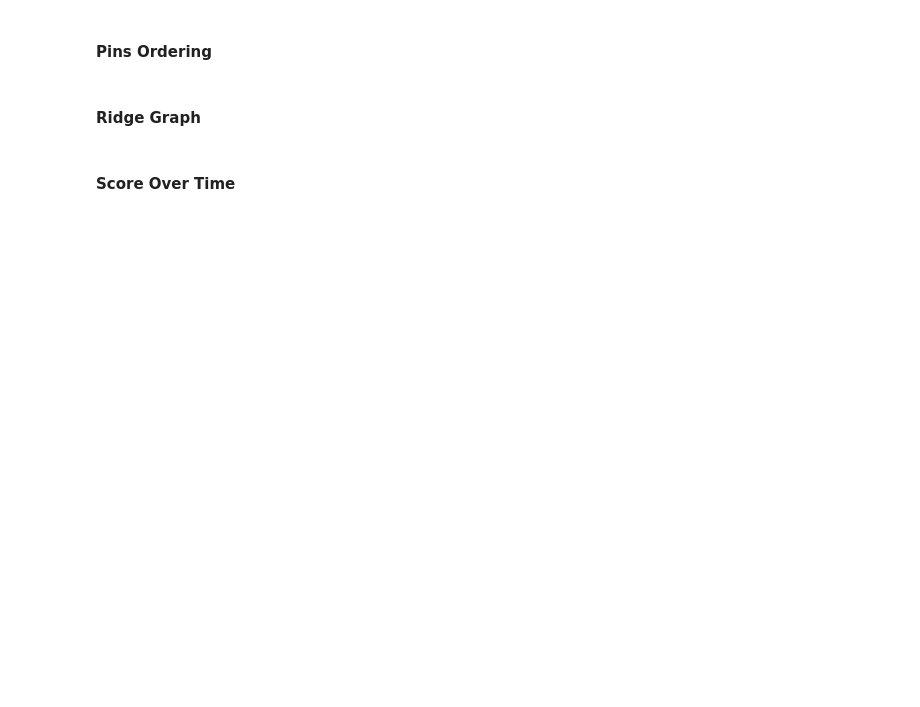
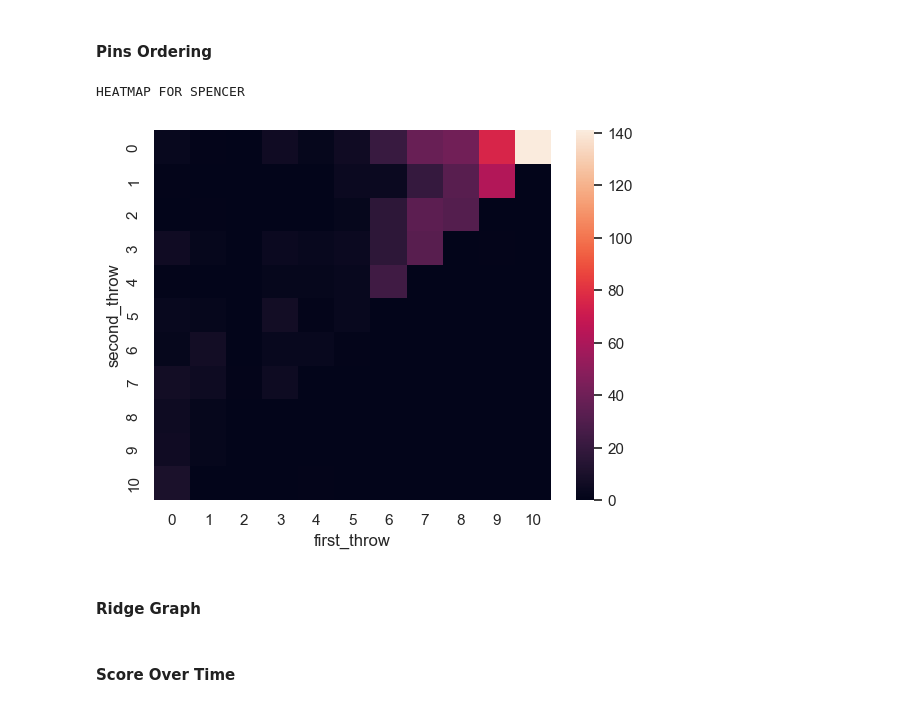
Before and after one commit to lucas-nelson-uiuc/pinsdb, a Jupyter notebook: test.ipynb, the cells around one changed output. Drawn from its saved outputs; the diff is of its cells as text; code cells hidden in the pictures; blank space fills up the shorter version.

```diff
--- a/test.ipynb
+++ b/test.ipynb
@@ -66,32 +75,35 @@ sns.stripplot(sample_data, x="score", y="bowler_id", color=".3", jitter=0)
 # %%
 import pandas as pd
 
 
-for bowler in registered_bowlers[6:7]:
+for bowler in registered_bowlers[10:11]:
     print(f"HEATMAP FOR {bowler.bowler_id.upper()}")
     throws_data = pd.DataFrame(
         [
             {
                 "game_id": game.game_id,
                 "bowler_id": game.bowler.bowler_id,
                 "frames": game.construct_frames()[:9],
             }
             for game in all_games
             if game.bowler.bowler_id == bowler.bowler_id
         ]
     )
     throws_data = throws_data.explode("frames")
     throws_data[["first_throw", "second_throw"]] = [
         throw + [0] if throw == [10] else throw[:2]
         for throw in throws_data["frames"].to_list()
     ]
     # throws_frequency = pd.DataFrame(throws_data['frames'].value_counts()).reset_index()
 
     throws_crosstab = pd.crosstab(
         throws_data["second_throw"], throws_data["first_throw"]
     )
     sns.heatmap(throws_crosstab)
     break
+# %% [output]
+HEATMAP FOR SPENCER
+[figure, added]
 # %% [markdown]
 #### Ridge Graph
 # %%
```
Also changed, not shown: parts of 4 cells of this notebook, 1 other file.
